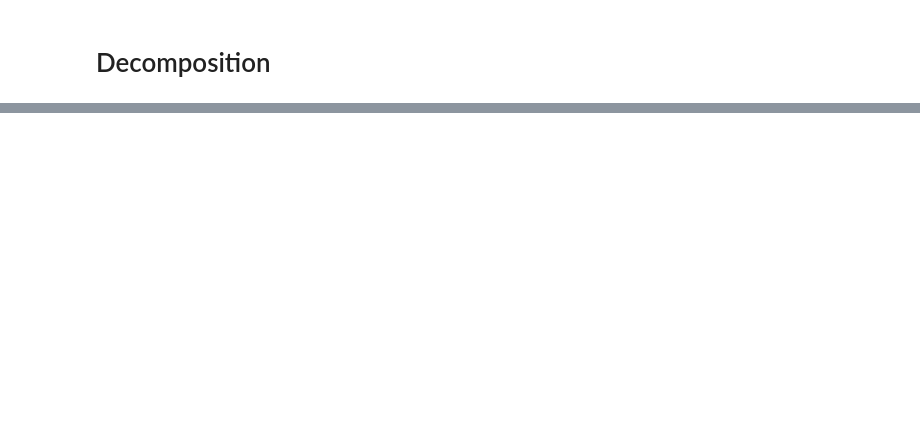
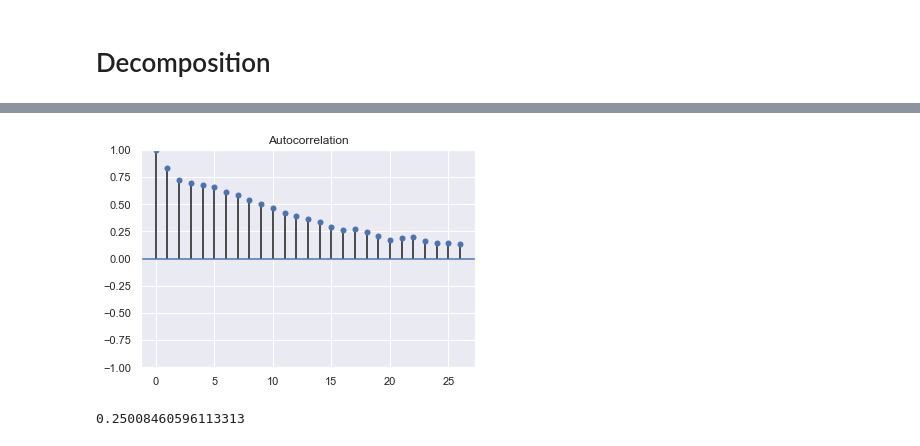
Before and after one commit to nensanc/cigrec2.5_spp_analytics, a Jupyter notebook: Time Series Analysis/main.ipynb, the cells around one changed output, grey strips where cells are left out. Cells and saved outputs as stored; diff of their text form; code cells hidden in the pictures; blank space fills up the shorter version.

```diff
--- a/Time Series Analysis/main.ipynb
+++ b/Time Series Analysis/main.ipynb
@@ -96,0 +197,5 @@ from statsmodels.tsa.seasonal import seasonal_decompose
+# %%
+import pmdarima as pm
+pm.plot_acf(df_datagen_day.kWh)
+# %% [output]
+[figure, added]
@@ -96,0 +209,4 @@ from statsmodels.tsa.seasonal import seasonal_decompose
+# %%
+p_val
+# %% [output]
+0.25008460596113313
```
Also changed, not shown: parts of 13 cells of this notebook.
